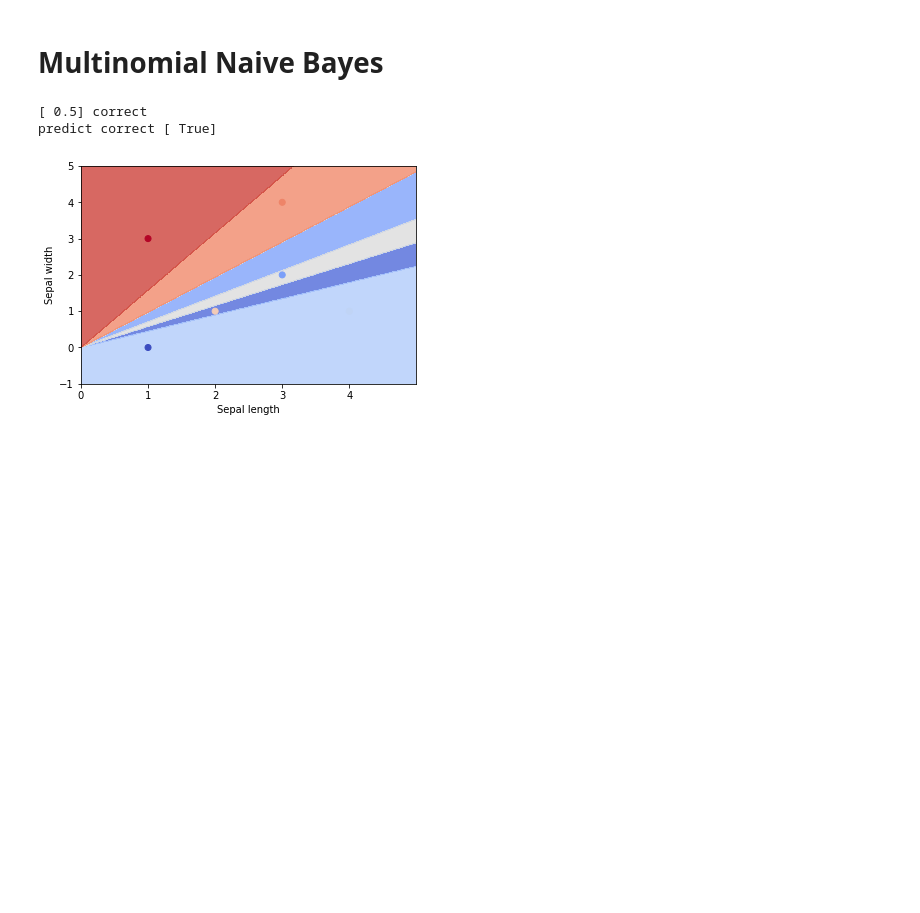
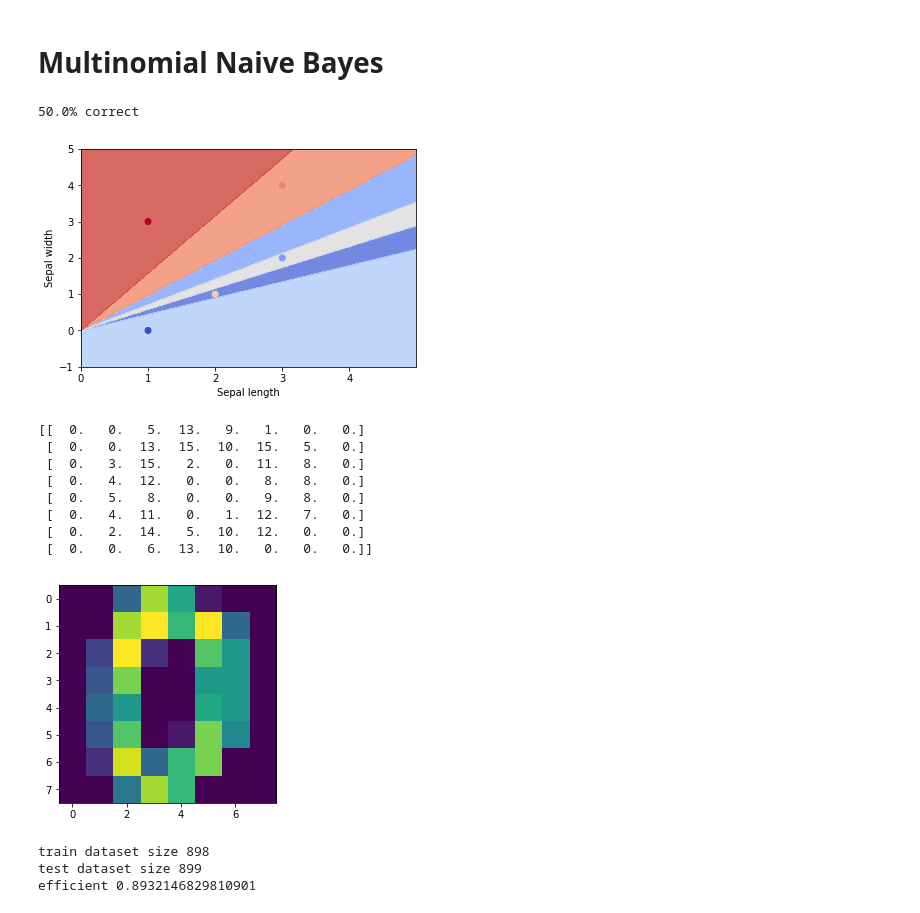
Before and after one commit to hyzhak/naive-bayes, a Jupyter notebook: main.ipynb, the cells around one changed output. Drawn from its saved outputs; the diff is of its cells as text; code cells hidden in the pictures; blank space fills up the shorter version.

Commit message:
try to predict digits

```diff
--- a/main.ipynb
+++ b/main.ipynb
@@ -85,8 +84,8 @@ plot_classifier(clf, X, y)
 # Multinomial Naive Bayes
 # %%
 # multinomian naive bayes doesn't work for such small amount of features
-
 from sklearn.naive_bayes import MultinomialNB
+from sklearn import preprocessing
 
 X = np.random.randint(5, size=(6, 2))
 y = np.array([1, 2, 3, 4, 5, 6])
@@ -94,11 +93,41 @@ y = np.array([1, 2, 3, 4, 5, 6])
 clf = MultinomialNB()
 clf.fit(X, y)
 
-print('{} correct'.format(sum(clf.predict([x_value]) == y[index] for index, x_value in enumerate(X)) / y.shape[0]))
-print('predict correct {}'.format(clf.predict(X[2:3]) == 3))
+print('{}% correct'.format(100 * sum(clf.predict(X) == y) / y.shape[0]))
 
 plot_classifier(clf, X, y)
 # %% [output]
-[ 0.5] correct
-predict correct [ True]
+50.0% correct
 [figure]
+# %%
+# try to predict digits
+from sklearn import datasets
+
+digits = datasets.load_digits()
+print(digits.images[0])
+plt.imshow(digits.images[0]);
+# %% [output]
+[[  0.   0.   5.  13.   9.   1.   0.   0.]
+ [  0.   0.  13.  15.  10.  15.   5.   0.]
+ [  0.   3.  15.   2.   0.  11.   8.   0.]
+ [  0.   4.  12.   0.   0.   8.   8.   0.]
+ [  0.   5.   8.   0.   0.   9.   8.   0.]
+ [  0.   4.  11.   0.   1.  12.   7.   0.]
+ [  0.   2.  14.   5.  10.  12.   0.   0.]
+ [  0.   0.   6.  13.  10.   0.   0.   0.]]
+[figure, added]
+# %%
+flatten_images = [i.flatten() for i in digits.images]
+
+X_train, X_test, y_train, y_test = model_selection.train_test_split(
+    flatten_images, digits.target, test_size=0.5, random_state=0)
+
+clf = MultinomialNB().fit(X_train, y_train)
+
+print('train dataset size {}'.format( y_train.shape[0]))
+print('test dataset size {}'.format( y_test.shape[0]))
+print('efficient {}'.format(sum(clf.predict(X_test) == y_test) / y_test.shape[0]))
+# %% [output]
+train dataset size 898
+test dataset size 899
+efficient 0.8932146829810901
```
Also changed, not shown: parts of 2 cells of this notebook.
